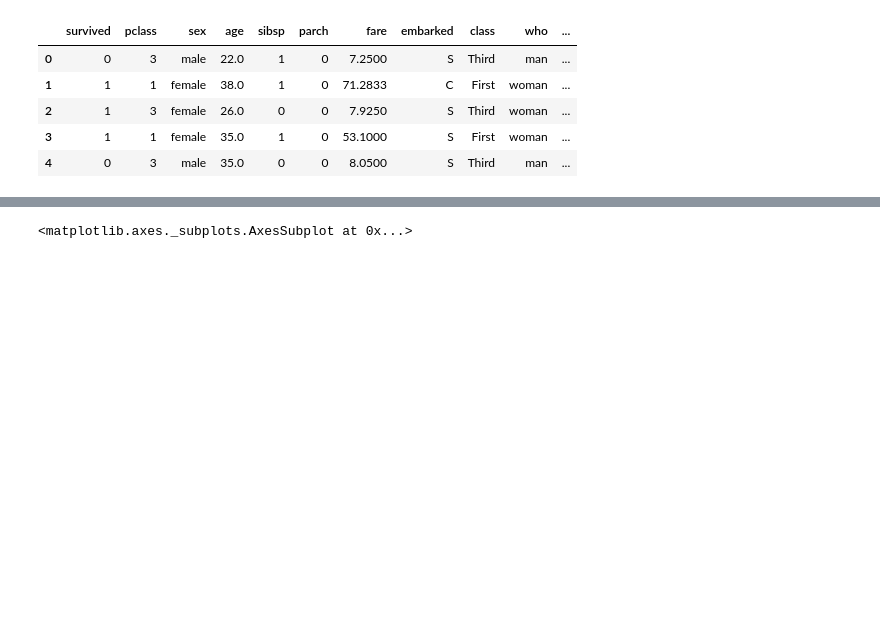
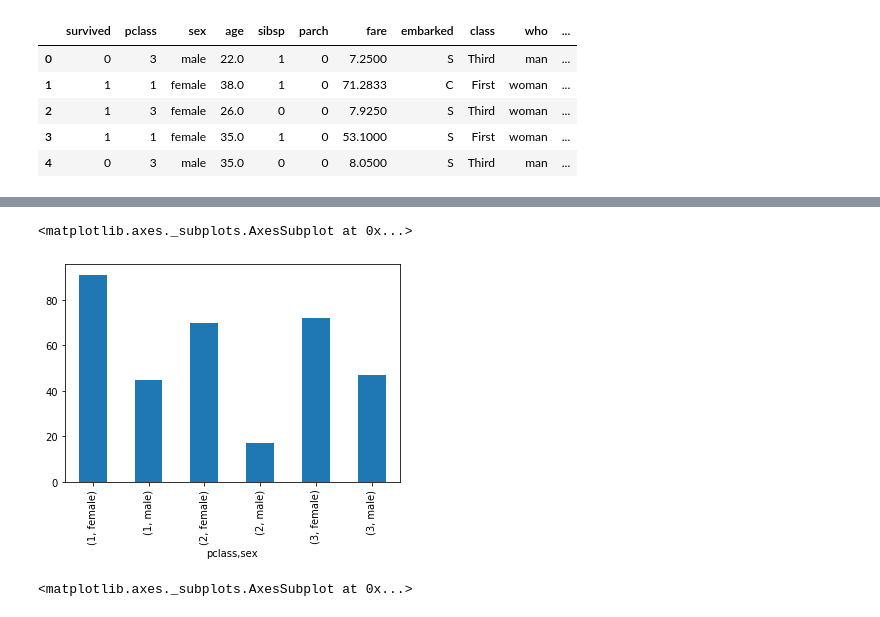
Before and after one commit to willhwh/DS_60Days, a Jupyter notebook: Day_021_HW.ipynb, the cells around one changed output, grey strips where cells are left out. Drawn from its saved outputs; the diff is of its cells as text; code cells hidden in the pictures; blank space fills up the shorter version.

```diff
--- a/Day_021_HW.ipynb
+++ b/Day_021_HW.ipynb
@@ -96,3 +111,10 @@ data.head()
+# %%
+#加上性別
+survived=data.groupby(['pclass','sex']).survived.sum()
+survived.plot(kind='bar')
+# %% [output]
+<matplotlib.axes._subplots.AxesSubplot at 0x...>
+[figure, added]
 # %%
 #做箱形圖
 sns.boxplot(data = data[data['survived']==0], orient = "h")
```
Also changed, not shown: parts of 10 cells of this notebook.
